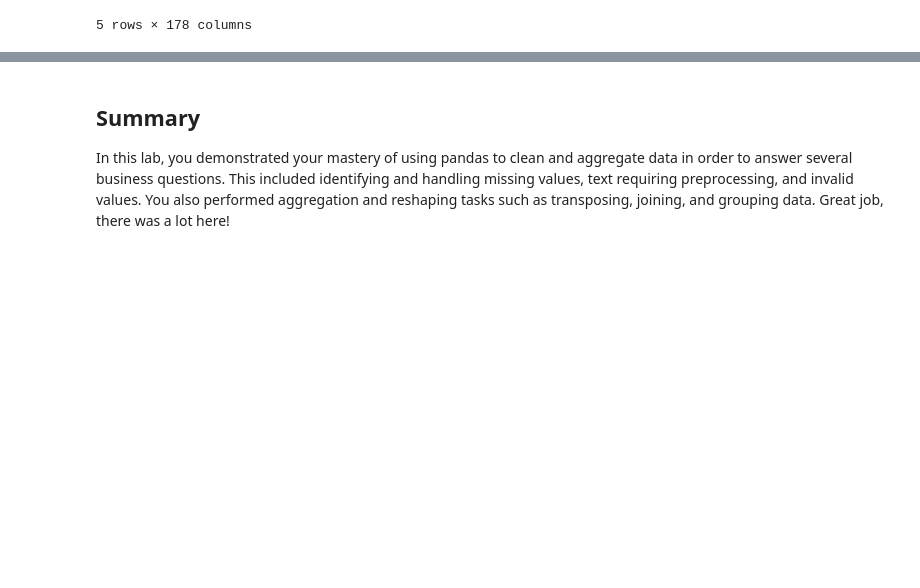
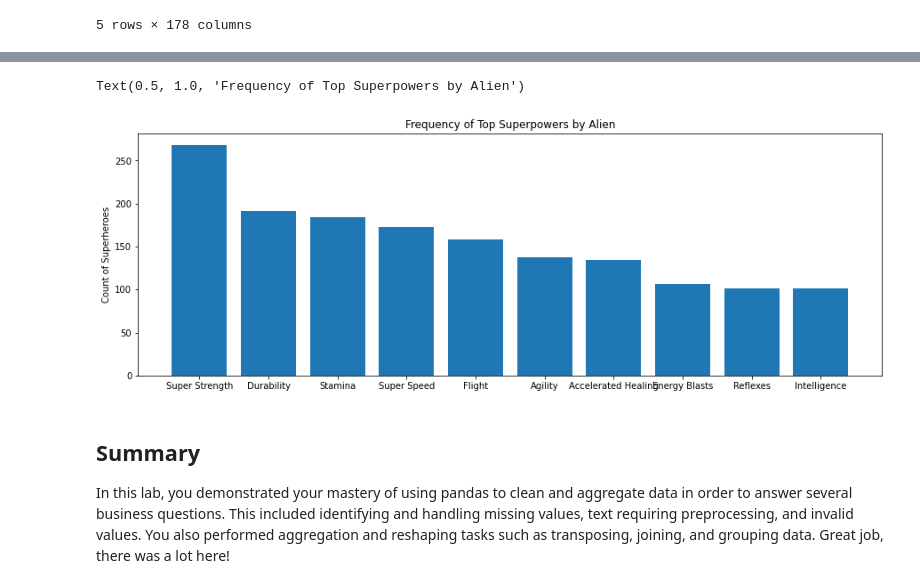
Before and after one commit to joshuaedelstein15/dsc-pandas-data-cleaning-lab, a Jupyter notebook: index.ipynb, the cells around one changed output, grey strips where cells are left out. Drawn from its saved outputs; the diff is of its cells as text; code cells hidden in the pictures; blank space fills up the shorter version.

```diff
--- a/index.ipynb
+++ b/index.ipynb
@@ -892,0 +915,4 @@ TypeError: 'generator' object is not callable
+# %%
+#then transpose
+question_4_df = question_4_df.T
+question_4_df
@@ -892,0 +933,11 @@ TypeError: 'generator' object is not callable
+# %%
+#then rename the 1st column, and u can then play around with the data
+question_4_df.index.name = 'Super Powers'
+question_4_df.reset_index(inplace = True)
+# %%
+# Also, the columns don't need a name any more (they
+# automatically got the name "Publisher" from groupby).
+# This is a cosmetic change.
+question_4_df.columns.name = None
+
+question_4_df
@@ -892,0 +958,4 @@ TypeError: 'generator' object is not callable
+# %%
+most_common_alien_power = question_4_df.drop('Human', axis = 1)
+most_common_alien_power = most_common_alien_power.sort_values(by = 'Alien', ascending = False)[:10]
+most_common_alien_power
@@ -893,3 +974,16 @@ TypeError: 'generator' object is not callable
+# %%
+fig, (ax1) = plt.subplots(figsize =(15, 5) )
+
+ax1.bar(
+    x=most_common_alien_power['Super Powers'],
+    height=most_common_alien_power['Alien']
+)
+
+ax1.set_ylabel("Count of Superheroes")
+ax1.set_title("Frequency of Top Superpowers by Alien")
+# %% [output]
+Text(0.5, 1.0, 'Frequency of Top Superpowers by Alien')
+[figure, added]
 # %% [markdown]
 ## Summary
 
```
Also changed, not shown: parts of 15 cells of this notebook.
